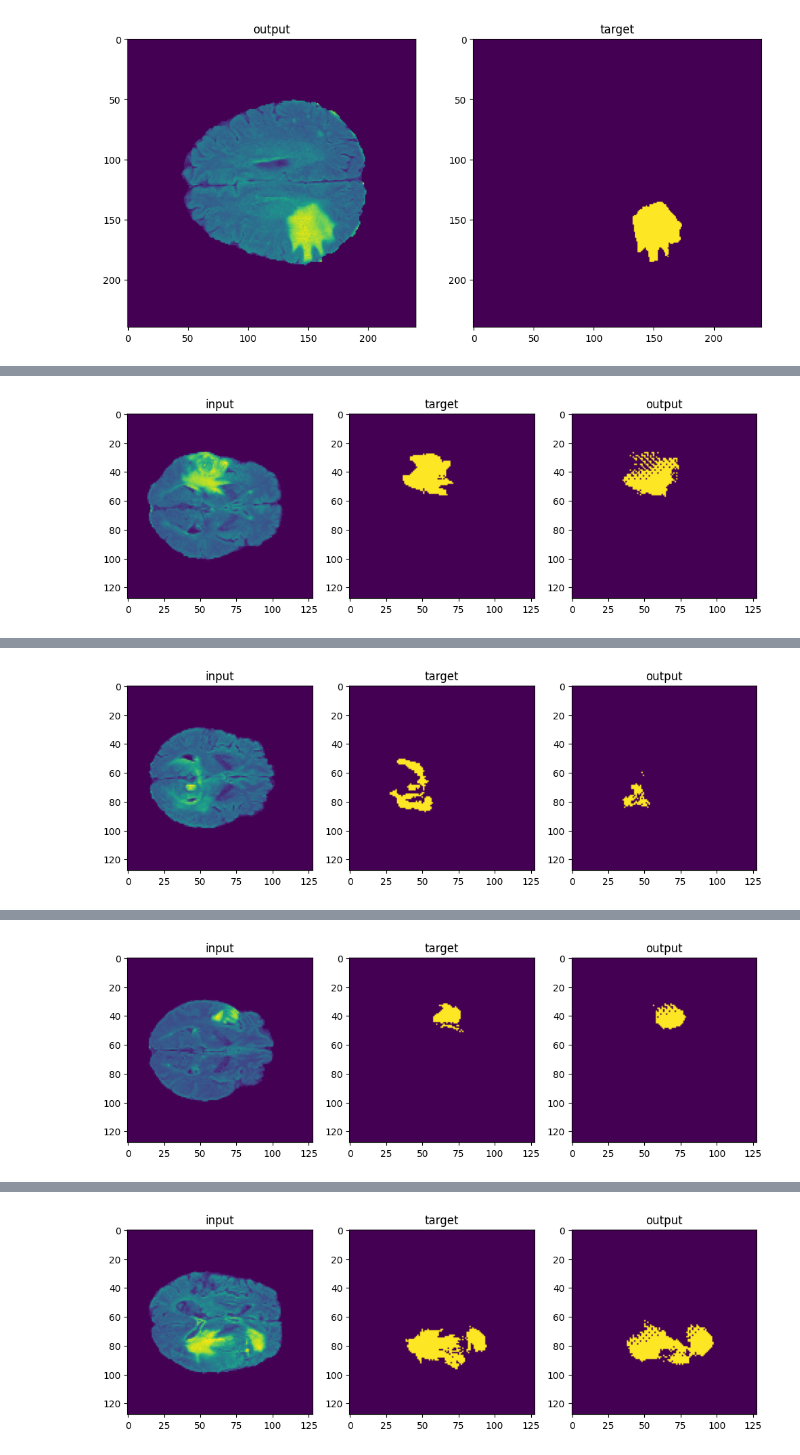
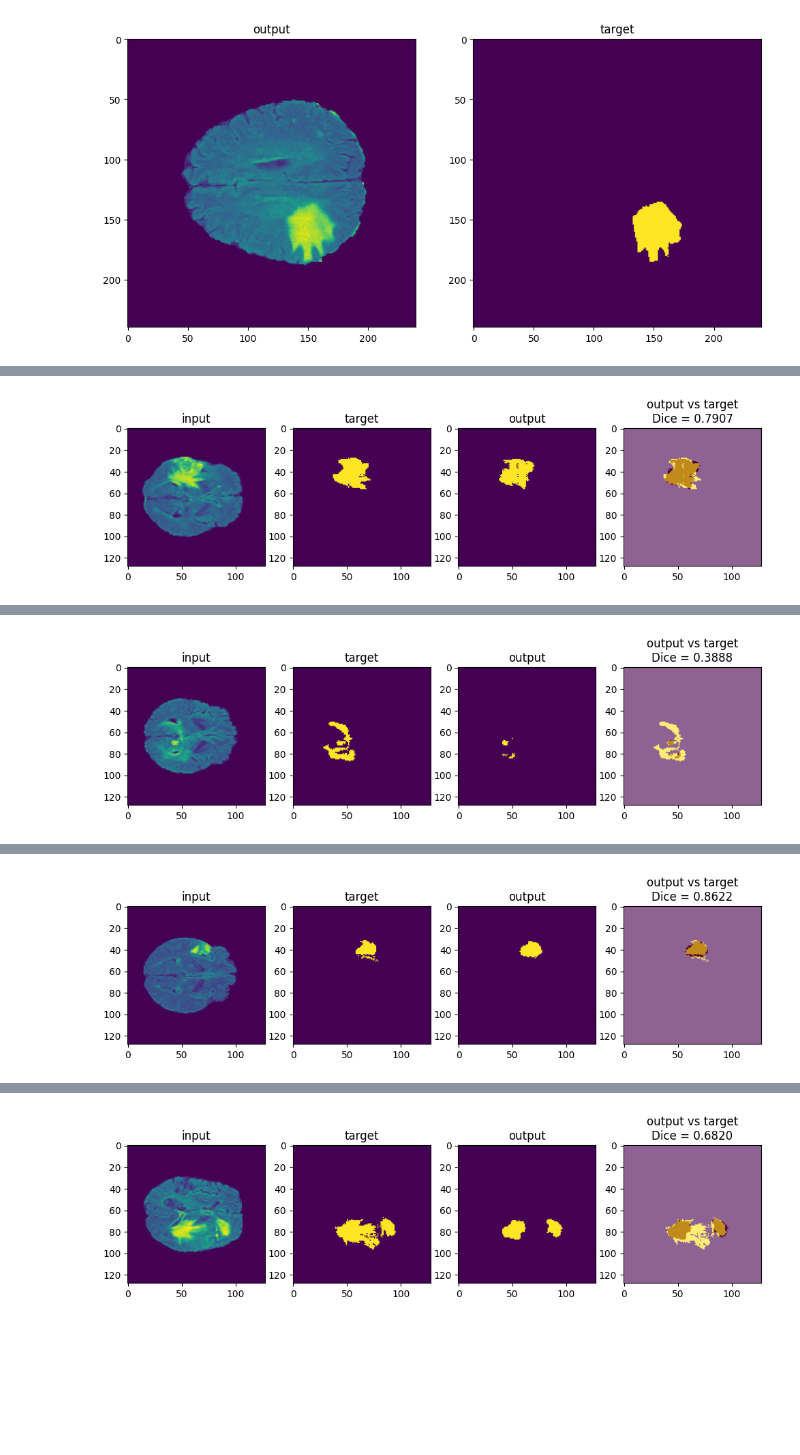
Before and after one commit to pvateekul/digitalhealth-ai2025, a Jupyter notebook: code/MONAI/3Dsegmentaton_Unet(monai).ipynb, the cells around one changed output, grey strips where cells are left out. Drawn from its saved outputs; the diff is of its cells as text; code cells hidden in the pictures; blank space fills up the shorter version.

```diff
--- a/code/MONAI/3Dsegmentaton_Unet(monai).ipynb
+++ b/code/MONAI/3Dsegmentaton_Unet(monai).ipynb
@@ -185,5 +178,5 @@ loss_function = DiceCELoss(to_onehot_y=True, softmax=True)
 optimizer = torch.optim.Adam(model.parameters(), learning_rate)
 dice_metric = DiceMetric(include_background=False, reduction="mean")
 
-max_epochs = 20  # @param {type:"slider", min:5, max:50, step:1}
+max_epochs = 50  # @param {type:"slider", min:5, max:100, step:1}
 val_interval = 2 # @param {type:"slider", min:1, max:10, step:1}
@@ -249,7 +244,7 @@ for epoch in range(max_epochs):
                     f"\nbest mean dice: {best_metric:.4f} "
                     f"at epoch: {best_metric_epoch}"
                 )
-    if (epoch + 1) % 20 == 0:
+    if (epoch + 1) % 10 == 0:
             torch.save(model.state_dict(), os.path.join(f"UNet2D_{epoch + 1}_metric_model.pth"), _use_new_zipfile_serialization=False)
             np.save(os.path.join("UNet2D_epoch_loss"), np.array(epoch_loss_values))                                                      #####
             np.save(os.path.join("UNet2D_metric_values"), np.array(metric_values))
@@ -315,38 +310,82 @@ test_org_transforms = Compose(
 
 test_org_ds = Dataset(data=test_files, transform=test_org_transforms)
 test_org_loader = DataLoader(test_org_ds, batch_size=1, num_workers=0)
+
+post_transforms = Compose(
+        [
+            Invertd(
+                keys="pred",
+                transform=test_org_transforms,
+                orig_keys="image",
+                meta_keys="pred_meta_dict",
+                orig_meta_keys="image_meta_dict",
+                meta_key_postfix="meta_dict",
+                nearest_interp=False,
+                to_tensor=True,
+            ),
+            AsDiscreted(keys="pred", argmax=True, to_onehot=2),
+        ]
+    )
 # %%
 model.load_state_dict(torch.load(os.path.join("UNet2D_best_metric_model.pth")))                                                          #####
 model.eval()
 DSC_all= []
 with torch.no_grad():
 
     for test_data in test_org_loader:
         test_inputs = test_data["image"].to(device)
         sw_batch_size = 1
         axial_inferer = SliceInferer(roi_size=(128, 128), spatial_dim=2, sw_batch_size=1, cval=-1, progress=True)
 
         output = axial_inferer(test_inputs, model)
 
         pred = torch.argmax(output, dim=1, keepdim=True)
         dice_metric = DiceMetric(include_background=False, reduction="mean")
 
         dice_metric(y_pred=pred, y=test_data["label"].to(device))
         DSC_all.append(dice_metric.aggregate().item())
+
+
+        plt.figure("check", (12, 6))
+        plt.subplot(1, 4, 1)
+        plt.title("input")
+        plt.imshow(test_data["image"][0][0][:, :, 60])
+        plt.subplot(1, 4, 2)
+        plt.title("target")
+        plt.imshow(test_data["label"][0][0][:, :, 60])
+        plt.subplot(1, 4, 3)
+        plt.title("output")
+        plt.imshow(pred[0][0][:, :, 60].detach().cpu().numpy())
+        plt.subplot(1, 4, 4)
+        plt.title(f"output vs target\nDice = {dice_metric.aggregate().item():.4f}")
+        plt.imshow(test_data["label"][0][0][:, :, 60])
+        plt.imshow(pred[0][0][:, :, 60].detach().cpu().numpy(), alpha=0.4, cmap="Reds")
+        plt.show()
+
+        test_data["pred"] = pred
+        test_data = [post_transforms(i) for i in decollate_batch(test_data)]
+
+        # Create the output directory if it doesn't exist
+        output_dir = "output/UNet"                                                                                                          #####
+        os.makedirs(output_dir, exist_ok=True)
+
+        # Create a tensor (e.g., a simple example tensor)
+        tensor = torch.argmax(test_data[0]["pred"], dim=0).detach().cpu()
+
+        # Metadata for saving the NIfTI file
+        metadata = {
+                  "filename_or_obj": os.path.join(output_dir, "example.nii.gz")
+                  }
+
+        # Initialize the SaveImage transform
+        saver = SaveImage(output_dir=output_dir, output_postfix="_UNet", output_ext=".nii.gz", resample=False)                                  #####
+
+        # Save the tensor as a NIfTI file
+        saver(tensor, meta_data=metadata)
+
+        print(f"NIfTI file saved in {output_dir}")
         dice_metric.reset()
 
-        plt.figure("check", (12, 6))
-        plt.subplot(1, 3, 1)
-        plt.title("input")
-        plt.imshow(test_data["image"][0][0][:, :, 60])
-        plt.subplot(1, 3, 2)
-        plt.title("target")
-        plt.imshow(test_data["label"][0][0][:, :, 60])
-        plt.subplot(1, 3, 3)
-        plt.title("output")
-        plt.imshow(pred[0][0][:, :, 60].detach().cpu().numpy())
-        plt.show()
-
 print(f"\nMean Dice: {np.mean(DSC_all):.4f}")
 # %% [output]
-[figure, old version]
+[figure, new version]
@@ -353 +394 @@ print(f"\nMean Dice: {np.mean(DSC_all):.4f}")
-[figure, old version]
+[figure, new version]
@@ -354 +397 @@ print(f"\nMean Dice: {np.mean(DSC_all):.4f}")
-[figure, old version]
+[figure, new version]
@@ -355 +400 @@ print(f"\nMean Dice: {np.mean(DSC_all):.4f}")
-[figure, old version]
+[figure, new version]
```
Also changed, not shown: parts of 12 cells of this notebook.
